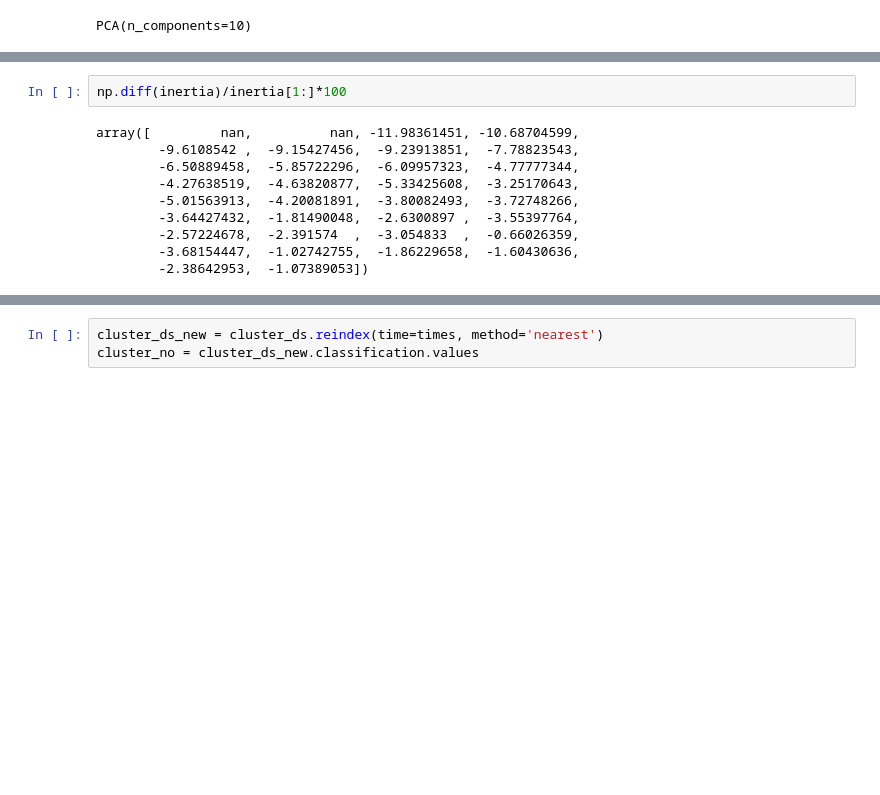
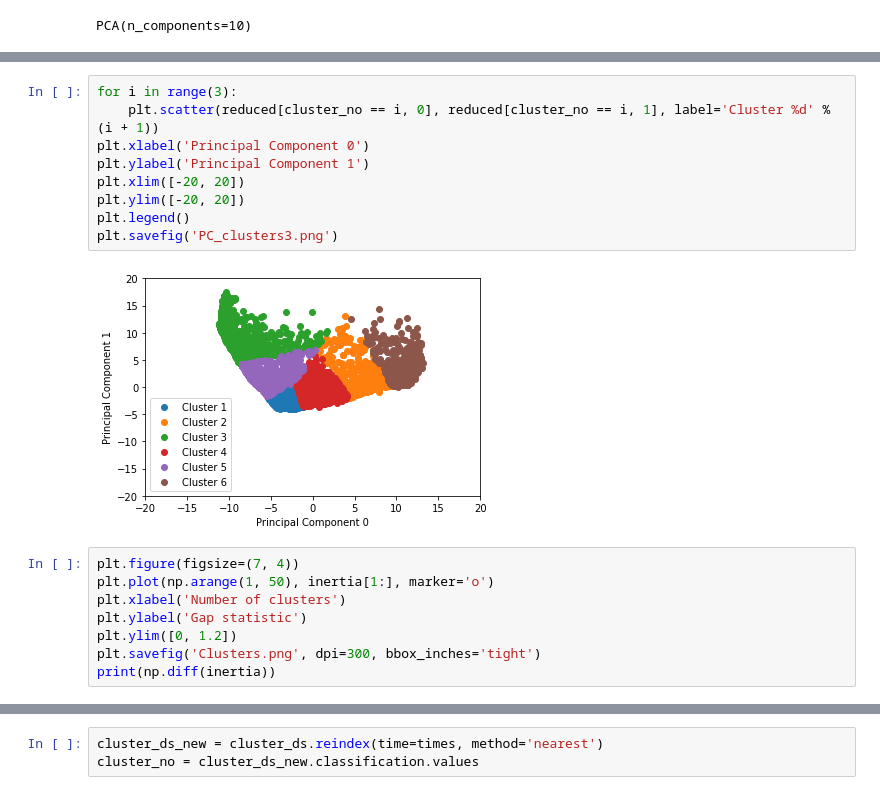
Before and after one commit to rcjackson/arming_the_edge, a Jupyter notebook: notebooks/ImageCluster.ipynb, the cells around one changed output, grey strips where cells are left out. Saved outputs shown, nothing was run; the diff lists cells and outputs as text; blank space fills up the shorter version.

```diff
--- a/notebooks/ImageCluster.ipynb
+++ b/notebooks/ImageCluster.ipynb
@@ -103,12 +117,19 @@ plt.savefig('Clusters.png', dpi=300)
+# %%
+for i in range(3):
+    plt.scatter(reduced[cluster_no == i, 0], reduced[cluster_no == i, 1], label='Cluster %d' % (i + 1))
+plt.xlabel('Principal Component 0')
+plt.ylabel('Principal Component 1')
+plt.xlim([-20, 20])
+plt.ylim([-20, 20])
+plt.legend()
+plt.savefig('PC_clusters3.png')
+# %% [output]
+[figure, added]
 # %%
-np.diff(inertia)/inertia[1:]*100
+plt.figure(figsize=(7, 4))
+plt.plot(np.arange(1, 50), inertia[1:], marker='o')
+plt.xlabel('Number of clusters')
+plt.ylabel('Gap statistic')
+plt.ylim([0, 1.2])
+plt.savefig('Clusters.png', dpi=300, bbox_inches='tight')
+print(np.diff(inertia))
-# %% [output]
-array([         nan,          nan, -11.98361451, -10.68704599,
-        -9.6108542 ,  -9.15427456,  -9.23913851,  -7.78823543,
-        -6.50889458,  -5.85722296,  -6.09957323,  -4.77777344,
-        -4.27638519,  -4.63820877,  -5.33425608,  -3.25170643,
-        -5.01563913,  -4.20081891,  -3.80082493,  -3.72748266,
-        -3.64427432,  -1.81490048,  -2.6300897 ,  -3.55397764,
-        -2.57224678,  -2.391574  ,  -3.054833  ,  -0.66026359,
-        -3.68154447,  -1.02742755,  -1.86229658,  -1.60430636,
-        -2.38642953,  -1.07389053])
```
Also changed, not shown: parts of 23 cells of this notebook, 25 other files.
